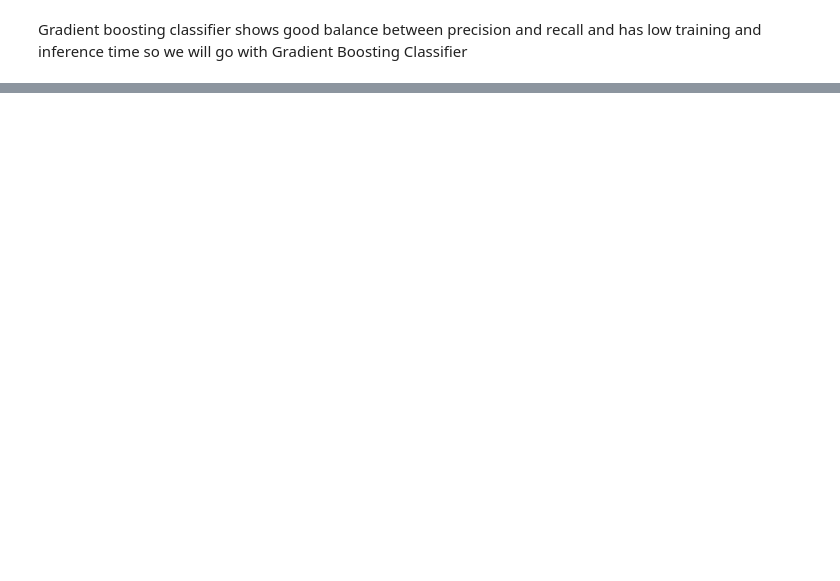
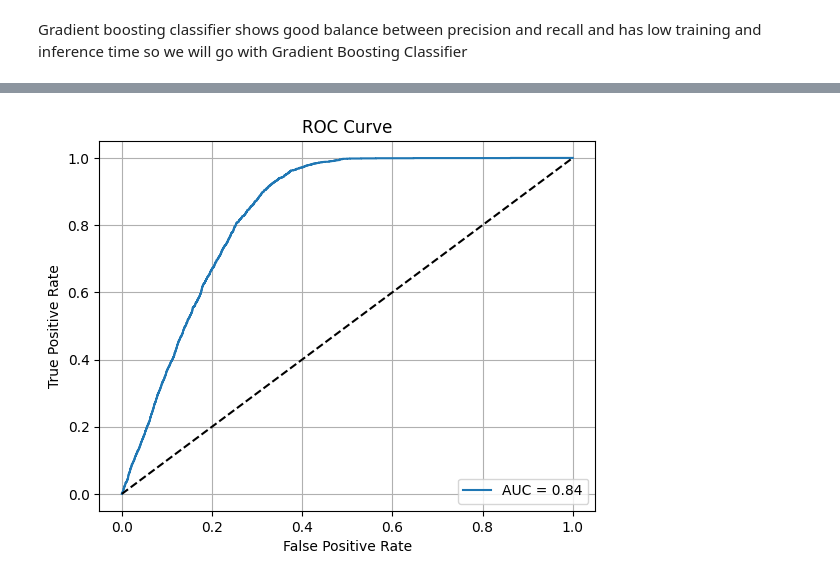
Before and after one commit to YashMasane/InsurePredict-Customer-Conversion-Insights, a Jupyter notebook: Notebooks/model_trainer.ipynb, the cells around one changed output, grey strips where cells are left out. Drawn from its saved outputs; the diff is of its cells as text; code cells hidden in the pictures; blank space fills up the shorter version.

Commit message:
integrated mlflow for experiment tracking

```diff
--- a/Notebooks/model_trainer.ipynb
+++ b/Notebooks/model_trainer.ipynb
@@ -390,0 +354,84 @@ print(classification_report(y_test, y_pred))
+# %%
+from sklearn.model_selection import RandomizedSearchCV
+from sklearn.metrics import classification_report, roc_auc_score, roc_curve, accuracy_score
+
+# Set MLflow tracking URI and experiment
+mlflow.set_tracking_uri("https://dagshub.com/yashmasane68/InsurePredict-Customer-Conversion-Insights.mlflow")
+mlflow.set_experiment("Best Model Experiment")
+
+# Define the classifier
+gbc = GradientBoostingClassifier()
+
+# Define the hyperparameter grid
+param_dist = {
+    'n_estimators': [100, 200, 300],
+    'learning_rate': [0.01, 0.1, 0.2],
+    'max_depth': [3, 4, 5],
+    'min_samples_split': [2, 5, 10],
+    'min_samples_leaf': [1, 2, 4],
+    'subsample': [0.8, 1.0],
+}
+
+# Perform randomized search with cross-validation
+random_search = RandomizedSearchCV(
+    estimator=gbc,
+    param_distributions=param_dist,
+    n_iter=20,                # Number of different combinations to try
+    scoring='accuracy',
+    cv=5,
+    n_jobs=-1,
+    verbose=2,
+    random_state=42
+)
+
+# Start MLflow run
+with mlflow.start_run():
+    # Fit the model
+    random_search.fit(X_resampled, y_resampled)
+
+    # Log all best parameters
+    best_params = random_search.best_params_
+    for param, value in best_params.items():
+        mlflow.log_param(param, value)
+
+    # Get the best model
+    best_model = random_search.best_estimator_
+
+    # Predict and evaluate on test data
+    y_pred = best_model.predict(X_test)
+    y_proba = best_model.predict_proba(X_test)[:, 1]  # Probability estimates for ROC AUC
+
+    acc = accuracy_score(y_test, y_pred)
+    auc = roc_auc_score(y_test, y_proba)
+
+    mlflow.log_metric("accuracy", acc)
+    mlflow.log_metric("roc_auc", auc)
+
+    # Print classification report
+    report = classification_report(y_test, y_pred, output_dict=True)
+    print(classification_report(y_test, y_pred))
+
+    # Log classification metrics
+    for label, scores in report.items():
+        if isinstance(scores, dict):
+            for metric_name, score in scores.items():
+                mlflow.log_metric(f"{label}_{metric_name}", score)
+
+    # Plot and log ROC curve
+    fpr, tpr, thresholds = roc_curve(y_test, y_proba)
+    plt.figure()
+    plt.plot(fpr, tpr, label=f"AUC = {auc:.2f}")
+    plt.plot([0, 1], [0, 1], 'k--')  # Diagonal
+    plt.xlabel('False Positive Rate')
+    plt.ylabel('True Positive Rate')
+    plt.title('ROC Curve')
+    plt.legend(loc='lower right')
+    plt.grid(True)
+
+    # Save and log plot
+    plt.savefig("roc_curve.png")
+    mlflow.log_artifact("roc_curve.png")
+
+    # Log the model itself
+    mlflow.sklearn.log_model(best_model, "gradient_boosting_model")
+# %% [output]
@@ -390,0 +452 @@ print(classification_report(y_test, y_pred))
+[figure, added]
```
Also changed, not shown: parts of 9 cells of this notebook, 2 other files.
